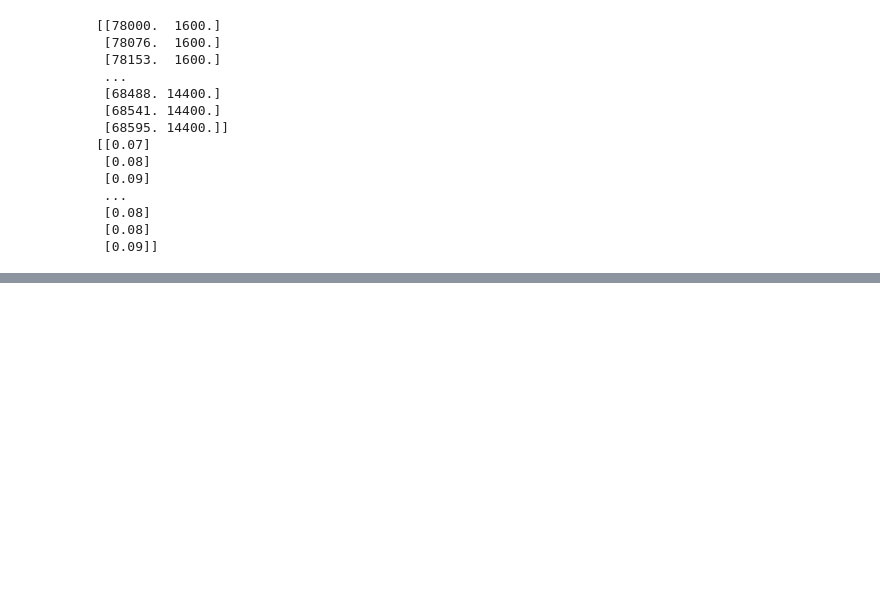
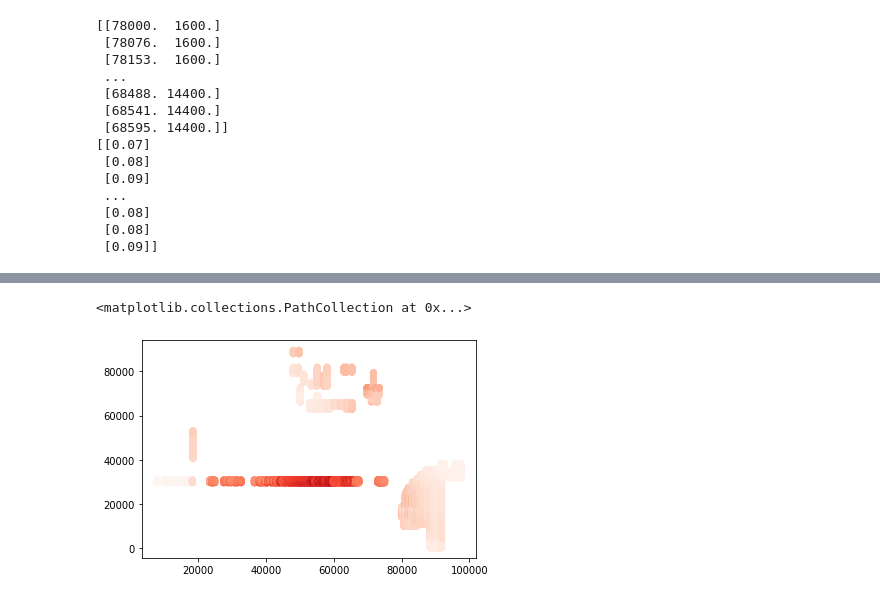
Before and after one commit to fang-helen/Final-Project-FRI, a Jupyter notebook: Final Project FRI.ipynb, the cells around one changed output, grey strips where cells are left out. Cells and saved outputs as stored; diff of their text form; code cells hidden in the pictures; blank space fills up the shorter version.

```diff
--- a/Final Project FRI.ipynb
+++ b/Final Project FRI.ipynb
@@ -581,0 +590,5 @@ plt.scatter(eastBest, northBest, c = osBest, cmap = "Reds")
+# %%
+EPrimePred = []
+for i in range(0,len(bestWells)):
+    EPrimePred.append(ePrime(bestWells.iloc[i]['YoungsModulus'], bestWells.iloc[i]['PoissonRatio']))
+bestWells['PlaneStrain'] = EPrimePred
@@ -581,0 +601,9 @@ plt.scatter(eastBest, northBest, c = osBest, cmap = "Reds")
+# %%
+# calculate width and area of each well
+# h = thickness, e = plane strain, p = pressure
+#def width(H, E, P):
+    #return ((2 * H * P) / E)
+widthPred = []
+for i in range(0,len(bestWells)):
+    widthPred.append(width(bestWells.iloc[i]['Thickness'], bestWells.iloc[i]['PlaneStrain'], bestWells.iloc[i]['Pressure']))
+bestWells['Width'] = widthPred
@@ -581,0 +632,5 @@ plt.scatter(eastBest, northBest, c = osBest, cmap = "Reds")
+# %%
+# A = area (acres), H = reservoir thickness (ft), P = porosity (%), O = oil saturation (%)
+bestOOIP = []
+for i in range(0,len(bestWells)):
+    bestOOIP.append(OOIP(bestWells.iloc[i]['Width']*100,bestWells.iloc[i]['Thickness'],bestWells.iloc[i]['Porosity'],bestWells.iloc[i]['OilSaturation']))
@@ -581,0 +661,5 @@ plt.scatter(eastBest, northBest, c = osBest, cmap = "Reds")
+# %%
+plt.scatter(eastBest,northBest,c = bestOOIP, cmap = "Reds")
+# %% [output]
+<matplotlib.collections.PathCollection at 0x...>
+[figure, added]
```
Also changed, not shown: parts of 37 cells of this notebook.
